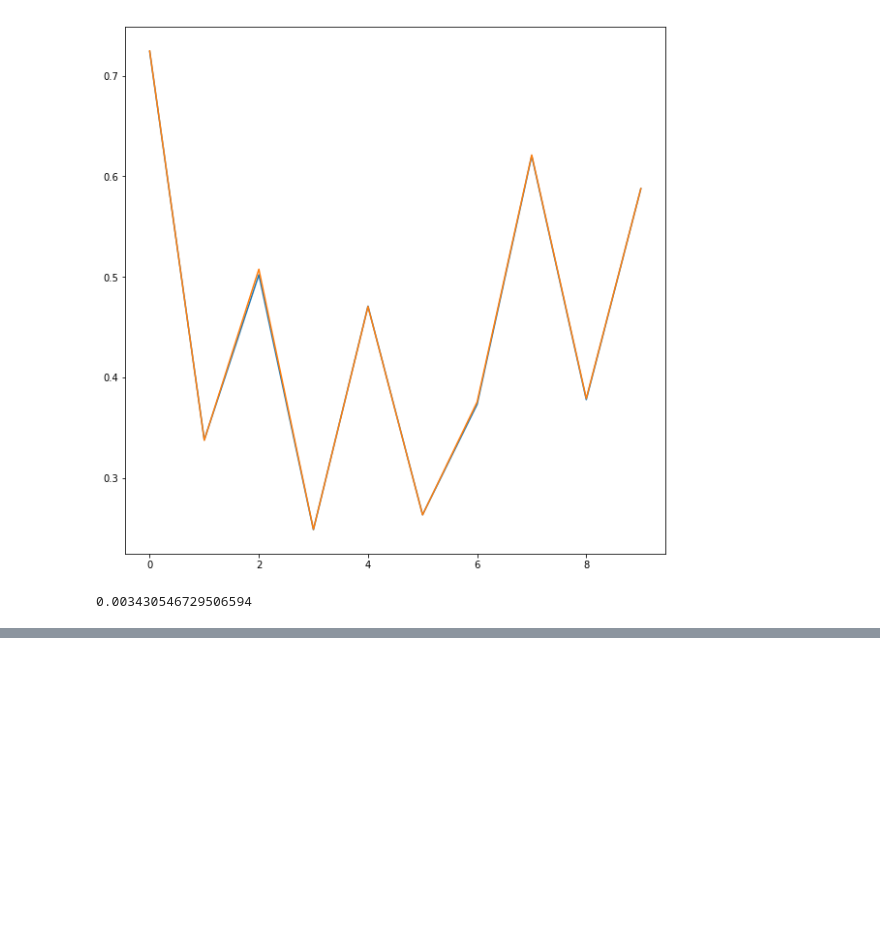
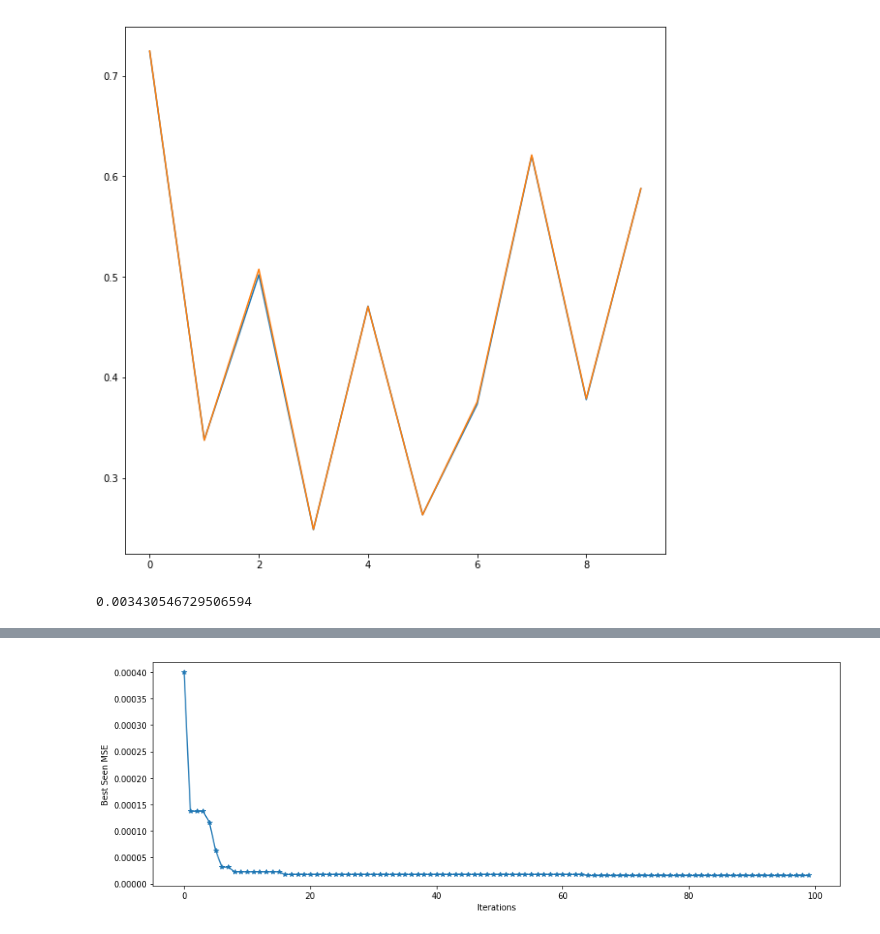
Before and after one commit to moiraghif/Electric-Motor-Temperature, a Jupyter notebook: AML_GRU.ipynb, the cells around one changed output, grey strips where cells are left out. Drawn from its saved outputs; the diff is of its cells as text; code cells hidden in the pictures; blank space fills up the shorter version.

Commit message:
Completed AutoML with GRU and LSTM for stator_*

```diff
--- a/AML_GRU.ipynb
+++ b/AML_GRU.ipynb
@@ -358,0 +541,17 @@ np.mean(np.abs((y_test - y_pred_all)/np.abs(y_test)))
+# %%
+best_model = torch.load(path + "models/best_model_gru_stator")
+results = pd.read_csv(path + "results/AutoML_GRU_stator.csv")
+results = results[results["Status"]=="COMPLETED"]
+
+plt.figure(figsize=(15,5))
+best, = plt.plot(np.minimum.accumulate(np.array(results.Objective)),'*-')
+#actual, = plt.plot(np.array(results.Objective),'*-')
+
+#plt.legend([actual, best],
+#           ['Calculated','Best Seen'])
+
+plt.xlabel('Iterations')
+plt.ylabel('Best Seen MSE')
+plt.show()
+# %% [output]
+[figure, added]
```
Also changed, not shown: parts of 12 cells of this notebook, 5 other files.
